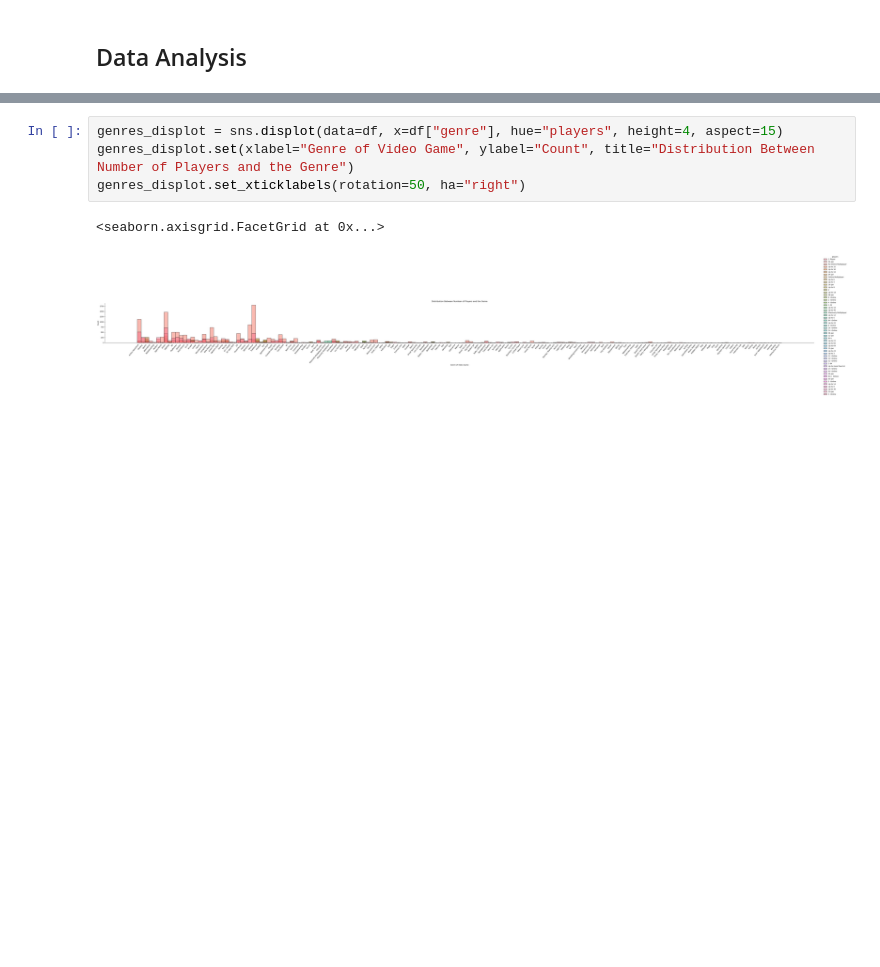
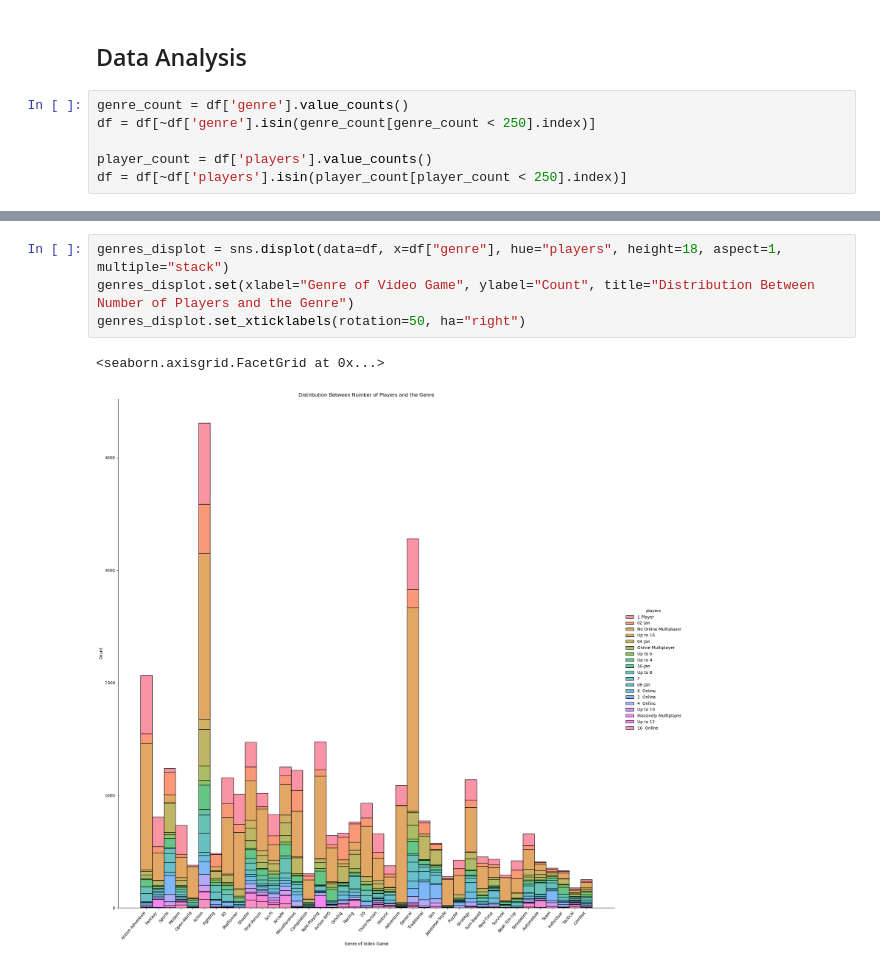
Before and after one commit to ubco-W2022T1-cosc301/project-group07, a Jupyter notebook: notebooks/analysis1.ipynb, the cells around one changed output, grey strips where cells are left out. Cells and saved outputs as stored; diff of their text form; blank space fills up the shorter version.

Commit message:
analysis1 added general visualizations

```diff
--- a/notebooks/analysis1.ipynb
+++ b/notebooks/analysis1.ipynb
@@ -105,3 +106,9 @@ df.head(10)
 | 3 | Dreamcast | Fighting | 02-Jan |
 # %% [markdown]
 ## Data Analysis
+# %%
+genre_count = df['genre'].value_counts()
+df = df[~df['genre'].isin(genre_count[genre_count < 250].index)]
+
+player_count = df['players'].value_counts()
+df = df[~df['players'].isin(player_count[player_count < 250].index)]
@@ -108,7 +131,7 @@ df.head(10)
 # %%
-genres_displot = sns.displot(data=df, x=df["genre"], hue="players", height=4, aspect=15)
+genres_displot = sns.displot(data=df, x=df["genre"], hue="players", height=18, aspect=1, multiple="stack")
 genres_displot.set(xlabel="Genre of Video Game", ylabel="Count", title="Distribution Between Number of Players and the Genre")
 genres_displot.set_xticklabels(rotation=50, ha="right")
 # %% [output]
 <seaborn.axisgrid.FacetGrid at 0x...>
-[figure, old version]
+[figure, new version]
```
Also changed, not shown: parts of 3 cells of this notebook.
